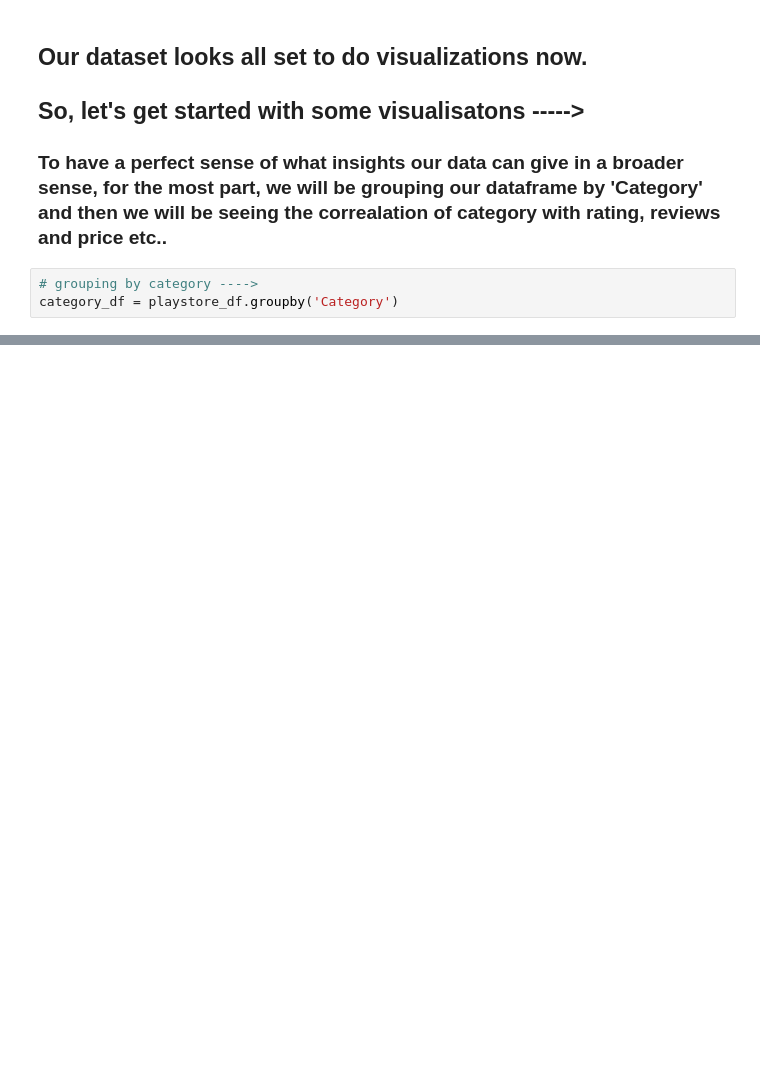
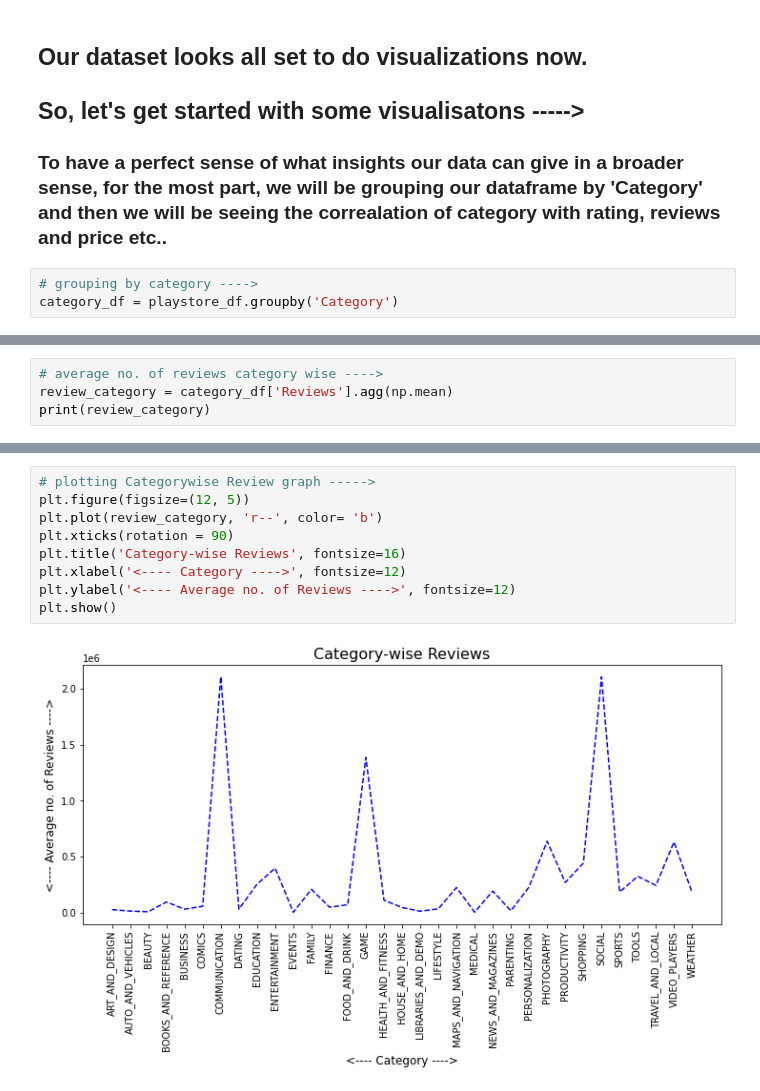
Before and after one commit to RanojoyBiswas/Play-Store-App-Review-Analysis-, a Jupyter notebook: Play_Store_App_Review_Analysis_Capstone_Project.ipynb, the cells around one changed output, grey strips where cells are left out. Drawn from its saved outputs; the diff is of its cells as text; blank space fills up the shorter version.

```diff
--- a/Play_Store_App_Review_Analysis_Capstone_Project.ipynb
+++ b/Play_Store_App_Review_Analysis_Capstone_Project.ipynb
@@ -399,0 +481,4 @@ category_df = playstore_df.groupby('Category')
+# %%
+# average no. of reviews category wise ---->
+review_category = category_df['Reviews'].agg(np.mean)
+print(review_category)
@@ -399,0 +503,11 @@ category_df = playstore_df.groupby('Category')
+# %%
+# plotting Categorywise Review graph ----->
+plt.figure(figsize=(12, 5))
+plt.plot(review_category, 'r--', color= 'b')
+plt.xticks(rotation = 90)
+plt.title('Category-wise Reviews', fontsize=16)
+plt.xlabel('<---- Category ---->', fontsize=12)
+plt.ylabel('<---- Average no. of Reviews ---->', fontsize=12)
+plt.show()
+# %% [output]
+[figure, added]
```
Also changed, not shown: parts of 47 cells of this notebook.
